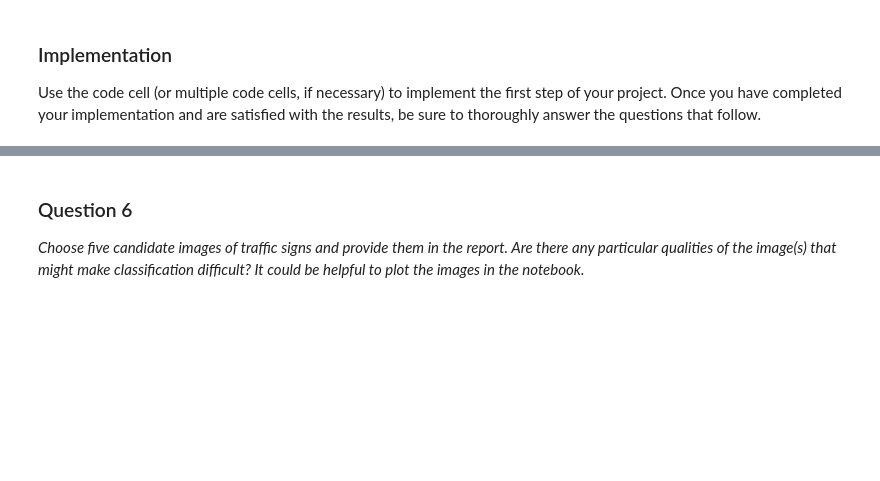
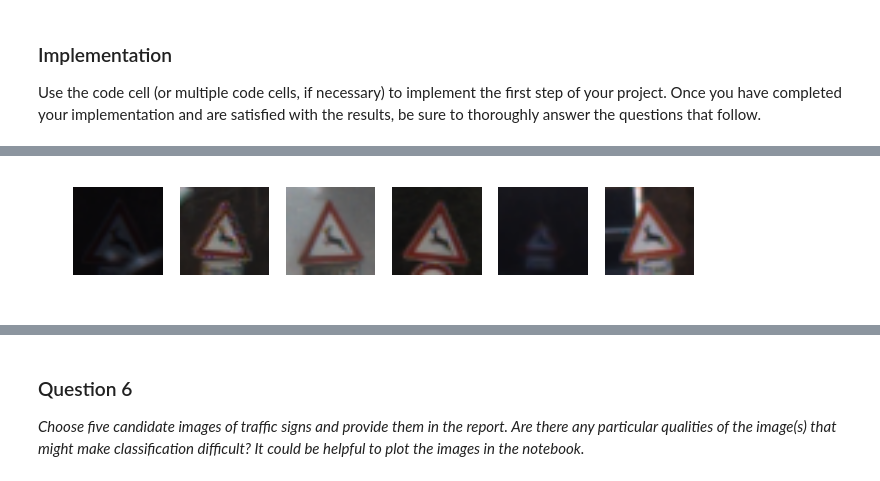
Before and after one commit to markandlw/CarND-Traffic-Sign-Classifier-Project, a Jupyter notebook: Traffic_Sign_Classifier.ipynb, the cells around one changed output, grey strips where cells are left out. Drawn from its saved outputs; the diff is of its cells as text; code cells hidden in the pictures; blank space fills up the shorter version.

```diff
--- a/Traffic_Sign_Classifier.ipynb
+++ b/Traffic_Sign_Classifier.ipynb
@@ -409,0 +436,12 @@ Use the code cell (or multiple code cells, if necessary) to implement the first
+# %%
+def plot_image_by_label(target, image_set, label_set):
+    find_idx = [idx for idx,label in enumerate(label_set) if label == target]
+
+    fig, axs = plt.subplots(nrows=1,ncols=6)
+    for i in range(6):
+        axs[i].imshow(image_set[find_idx[i]])
+        axs[i].axis('off')
+
+plot_image_by_label(31, X_validation, y_validation)
+# %% [output]
+[figure, added]
```
Also changed, not shown: parts of 10 cells of this notebook, 6 other files.
